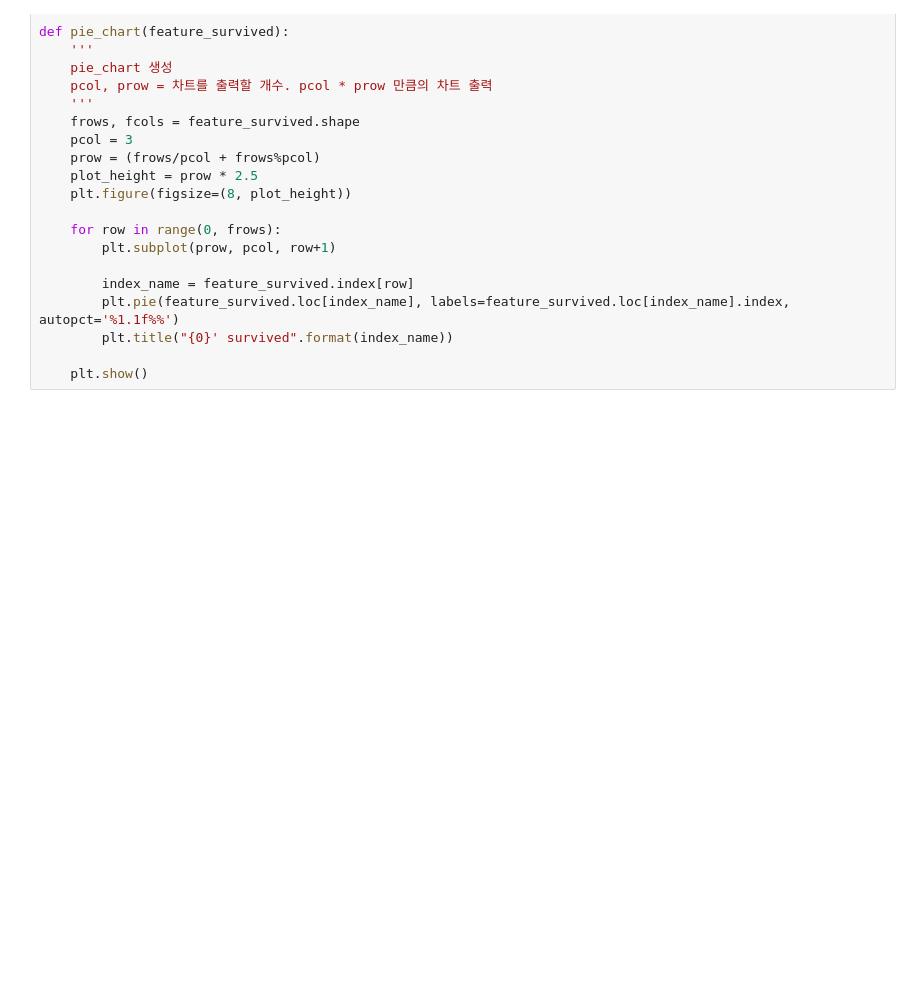
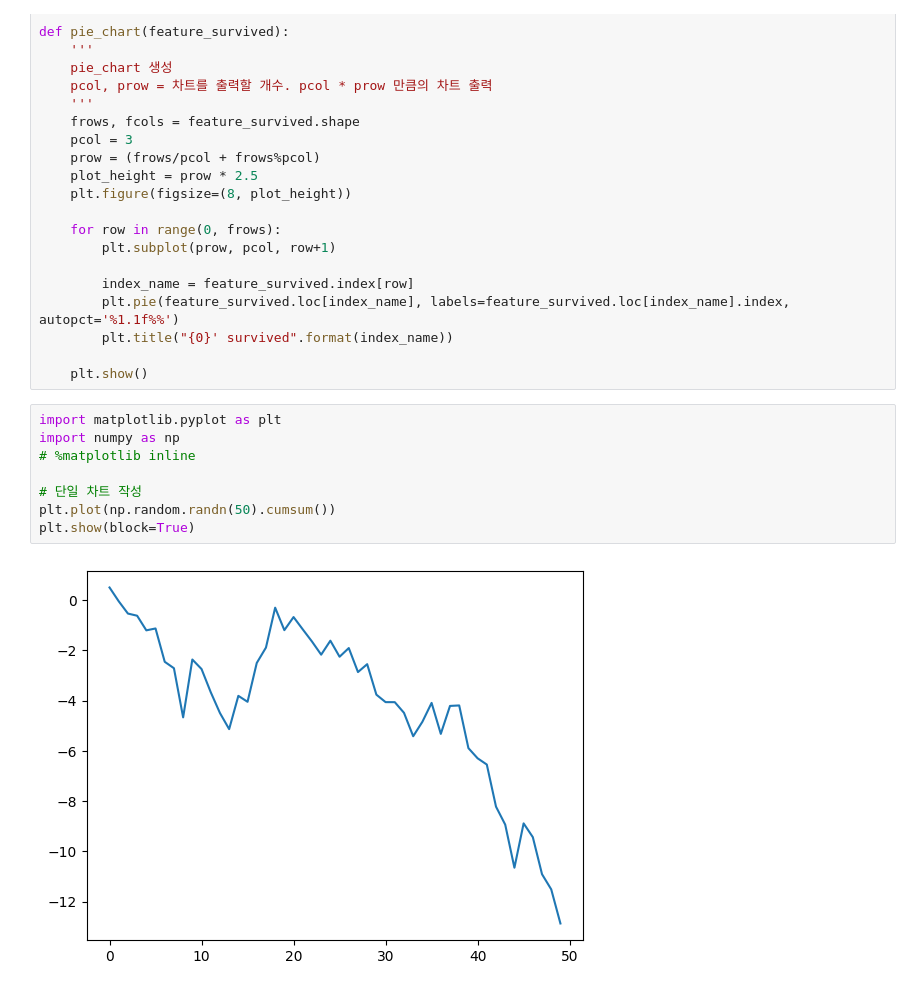
Before and after one commit to salmonsush/kaggle-titanic, a Jupyter notebook: main.ipynb, the cells around one changed output. Cells and saved outputs as stored; diff of their text form; blank space fills up the shorter version.

```diff
--- a/main.ipynb
+++ b/main.ipynb
@@ -48,3 +48,13 @@ def pie_chart(feature_survived):
         plt.title("{0}' survived".format(index_name))
 
     plt.show()
+# %%
+import matplotlib.pyplot as plt
+import numpy as np
+# %matplotlib inline
+
+# 단일 차트 작성
+plt.plot(np.random.randn(50).cumsum())
+plt.show(block=True)
+# %% [output]
+[figure, added]
```
Also changed, not shown: parts of 9 cells of this notebook, 2 other files.
